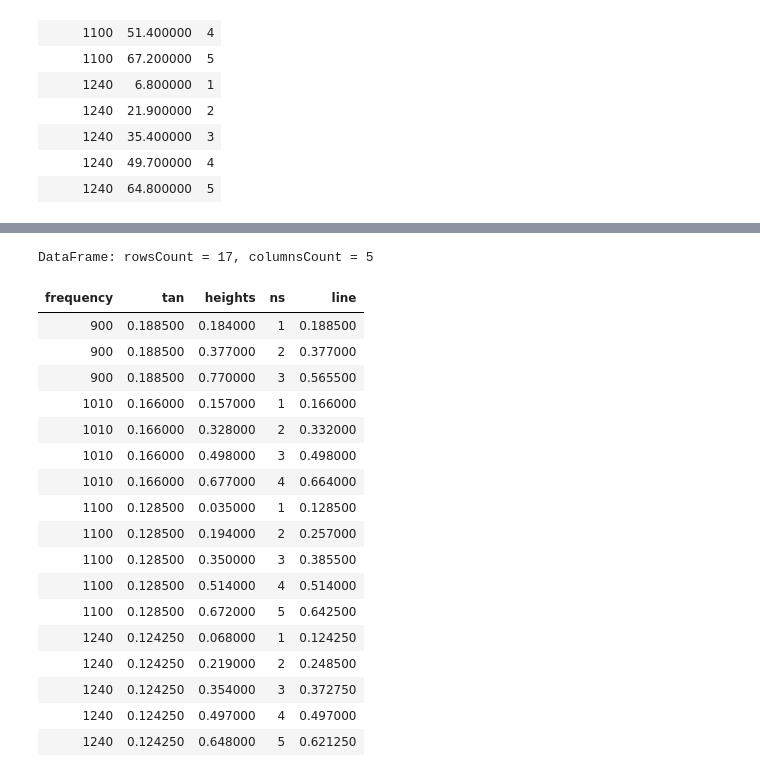
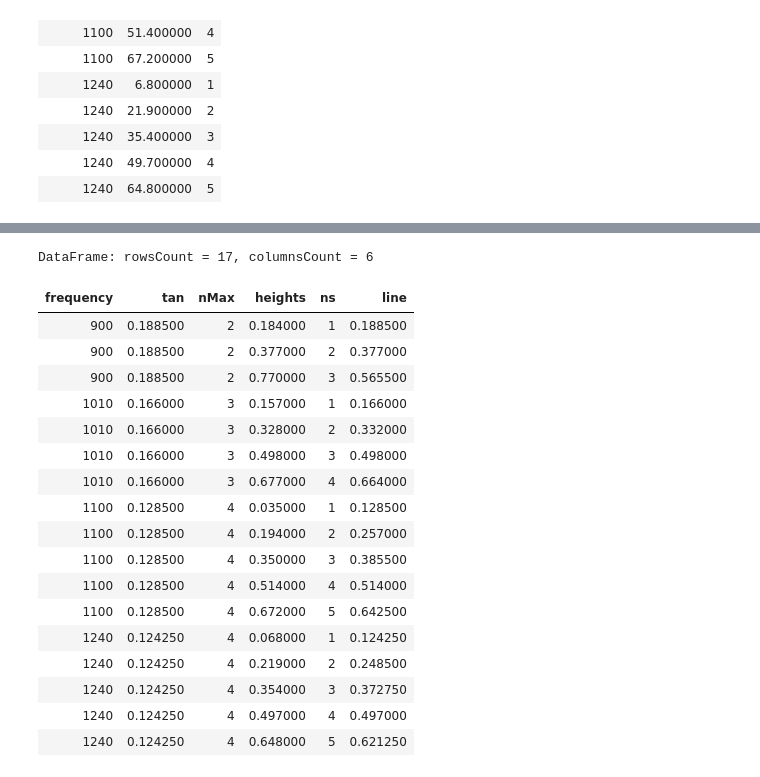
Before and after one commit to pank-su/phys_10, a Jupyter notebook: Untitled.ipynb, the cells around one changed output, grey strips where cells are left out. Cells and saved outputs as stored; diff of their text form; code cells hidden in the pictures.

```diff
--- a/Untitled.ipynb
+++ b/Untitled.ipynb
@@ -40,35 +40,36 @@ p + ggsize(800, 500)
 # %%
 val newDf = df.groupBy(){
     "frequency"<Int>()
 }.aggregate {
     val (one, two) = ("height"<Double>() / 100.0).toList().takeLast(2)
-    (one) / (("n"<Int>()).last() - 1 ) into "tan"
+    (one) / (("n"<Int>()).max() - 1 ) into "tan"
+    "n"<Int>().max() - 1 into "nMax"
     "height"<Double>().map{it / 100f} into "heights"
     "n"<Int>() into "ns"
 }.split{"heights"<List<Double>>() and "ns"<List<Double>>()}.by { it.asIterable() }.intoRows().add("line"){
     "ns"<Int>()  * "tan"<Double>()
 }
 newDf
 # %% [output]
-DataFrame: rowsCount = 17, columnsCount = 5
+DataFrame: rowsCount = 17, columnsCount = 6
-| frequency | tan | heights | ns | line |
-| 900 | 0.188500 | 0.184000 | 1 | 0.188500 |
-| 900 | 0.188500 | 0.377000 | 2 | 0.377000 |
-| 900 | 0.188500 | 0.770000 | 3 | 0.565500 |
-| 1010 | 0.166000 | 0.157000 | 1 | 0.166000 |
-| 1010 | 0.166000 | 0.328000 | 2 | 0.332000 |
-| 1010 | 0.166000 | 0.498000 | 3 | 0.498000 |
-| 1010 | 0.166000 | 0.677000 | 4 | 0.664000 |
-| 1100 | 0.128500 | 0.035000 | 1 | 0.128500 |
-| 1100 | 0.128500 | 0.194000 | 2 | 0.257000 |
-| 1100 | 0.128500 | 0.350000 | 3 | 0.385500 |
-| 1100 | 0.128500 | 0.514000 | 4 | 0.514000 |
-| 1100 | 0.128500 | 0.672000 | 5 | 0.642500 |
-| 1240 | 0.124250 | 0.068000 | 1 | 0.124250 |
-| 1240 | 0.124250 | 0.219000 | 2 | 0.248500 |
-| 1240 | 0.124250 | 0.354000 | 3 | 0.372750 |
-| 1240 | 0.124250 | 0.497000 | 4 | 0.497000 |
-| 1240 | 0.124250 | 0.648000 | 5 | 0.621250 |
+| frequency | tan | nMax | heights | ns | line |
+| 900 | 0.188500 | 2 | 0.184000 | 1 | 0.188500 |
+| 900 | 0.188500 | 2 | 0.377000 | 2 | 0.377000 |
+| 900 | 0.188500 | 2 | 0.770000 | 3 | 0.565500 |
+| 1010 | 0.166000 | 3 | 0.157000 | 1 | 0.166000 |
+| 1010 | 0.166000 | 3 | 0.328000 | 2 | 0.332000 |
+| 1010 | 0.166000 | 3 | 0.498000 | 3 | 0.498000 |
+| 1010 | 0.166000 | 3 | 0.677000 | 4 | 0.664000 |
+| 1100 | 0.128500 | 4 | 0.035000 | 1 | 0.128500 |
+| 1100 | 0.128500 | 4 | 0.194000 | 2 | 0.257000 |
+| 1100 | 0.128500 | 4 | 0.350000 | 3 | 0.385500 |
+| 1100 | 0.128500 | 4 | 0.514000 | 4 | 0.514000 |
+| 1100 | 0.128500 | 4 | 0.672000 | 5 | 0.642500 |
+| 1240 | 0.124250 | 4 | 0.068000 | 1 | 0.124250 |
+| 1240 | 0.124250 | 4 | 0.219000 | 2 | 0.248500 |
+| 1240 | 0.124250 | 4 | 0.354000 | 3 | 0.372750 |
+| 1240 | 0.124250 | 4 | 0.497000 | 4 | 0.497000 |
+| 1240 | 0.124250 | 4 | 0.648000 | 5 | 0.621250 |
 # %%
 val pl = letsPlot(newDf.toMap()){
     x="ns"
```
Also changed, not shown: 1 other file.
